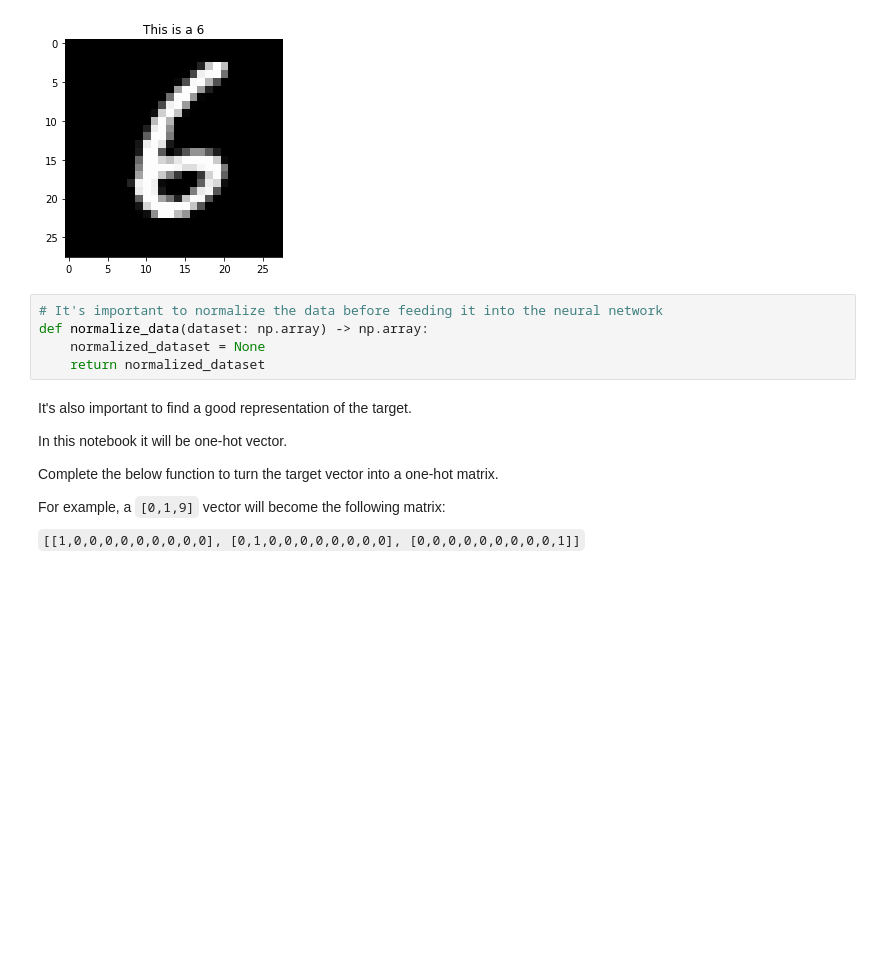
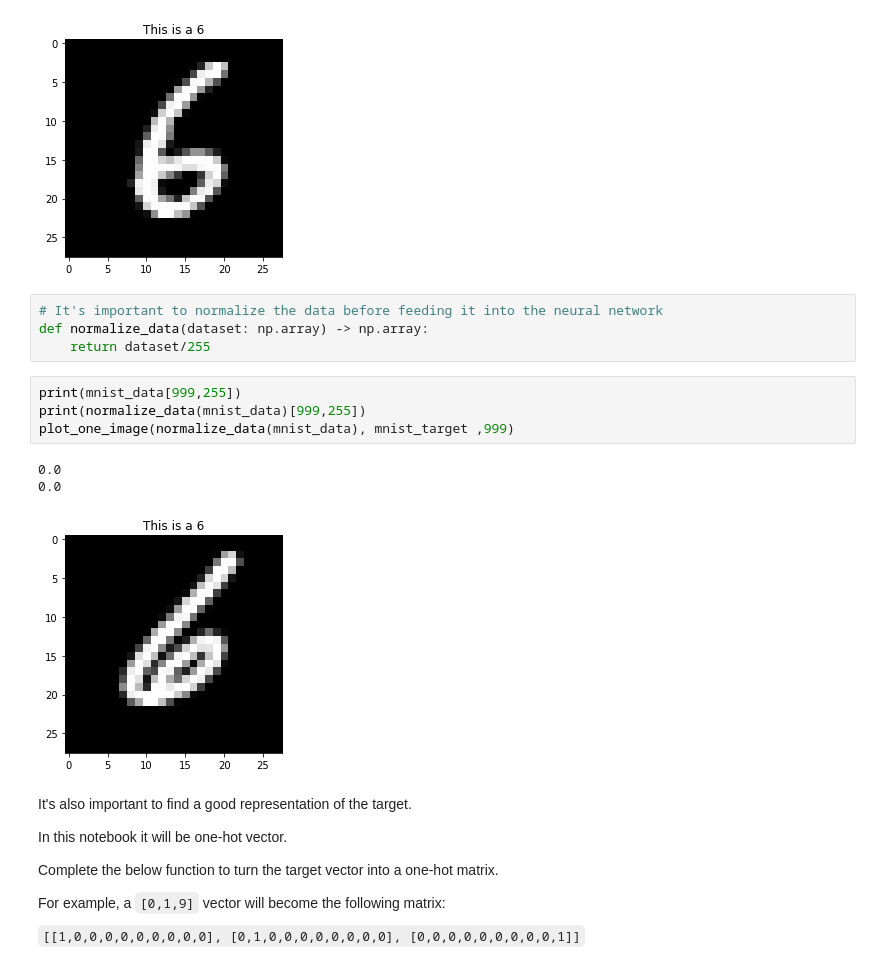
Before and after one commit to DL-ECE/tp-1-deeplearningbasics-GuilhemCouvin17, a Jupyter notebook: rapport.ipynb, the cells around one changed output. Cells and saved outputs as stored; diff of their text form; blank space fills up the shorter version.

```diff
--- a/rapport.ipynb
+++ b/rapport.ipynb
@@ -120,8 +120,15 @@ plot_one_image(X_test, y_test , 250)
 # %%
 # It's important to normalize the data before feeding it into the neural network
 def normalize_data(dataset: np.array) -> np.array:
-    normalized_dataset = None
-    return normalized_dataset
+    return dataset/255
+# %%
+print(mnist_data[999,255])
+print(normalize_data(mnist_data)[999,255])
+plot_one_image(normalize_data(mnist_data), mnist_target ,999)
+# %% [output]
+0.0
+0.0
+[figure, added]
 # %% [markdown]
 It's also important to find a good representation of the target.
 
```
Also changed, not shown: parts of 7 cells of this notebook.
